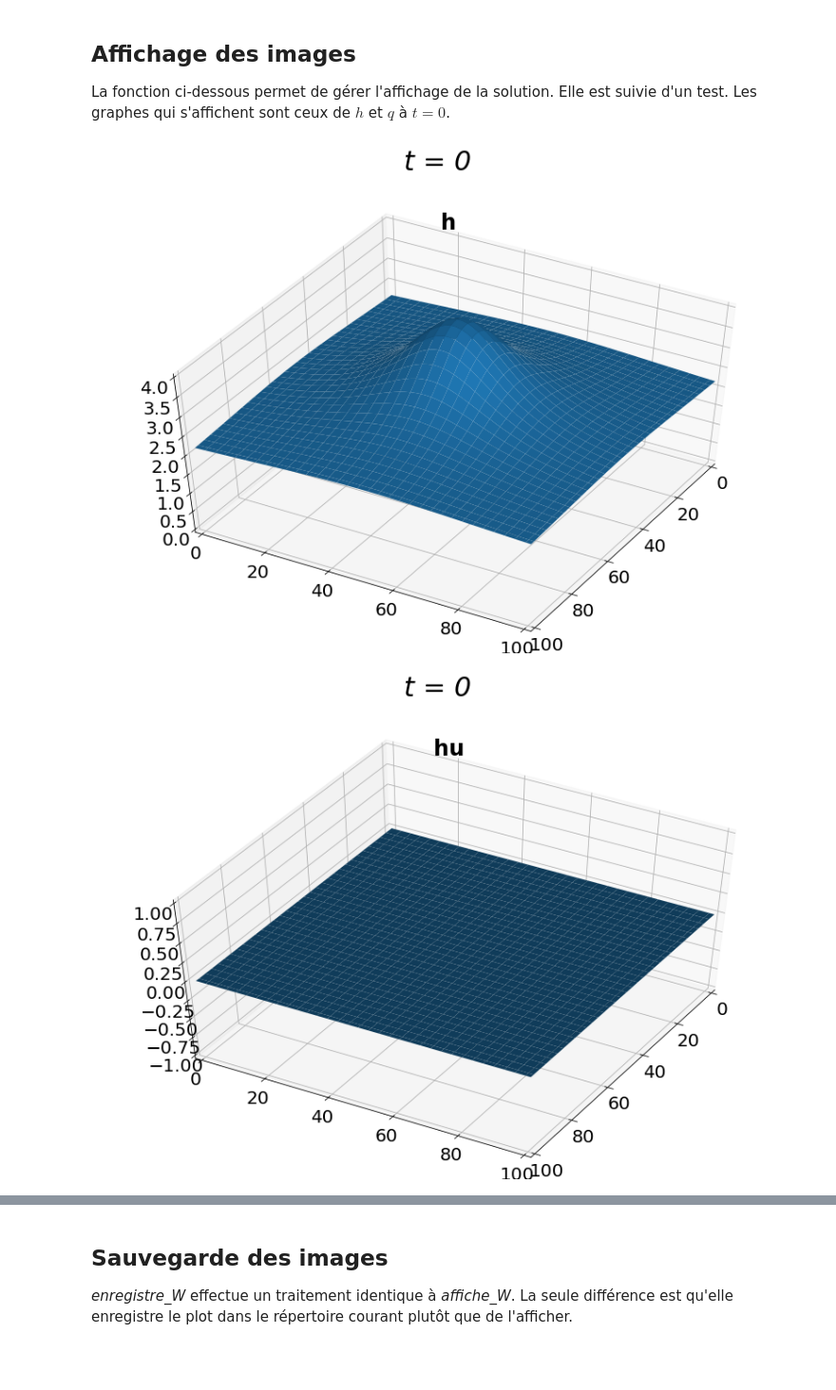
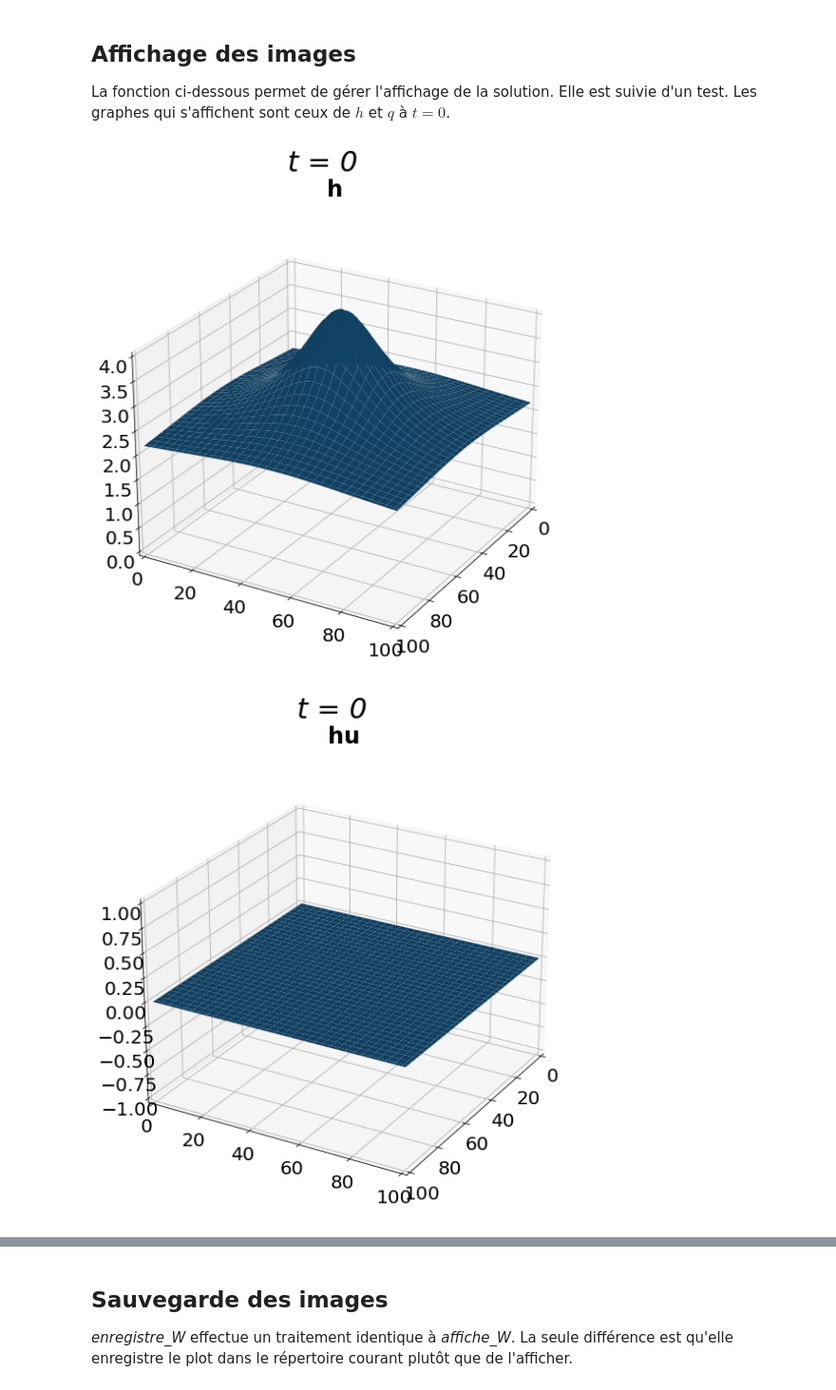
Before and after one commit to R0mainPinguet/Memoire-recherche, a Jupyter notebook: Implementation_2D.ipynb, the cells around one changed output, grey strips where cells are left out. Shown at 95% size. Cells and saved outputs as stored; diff of their text form; code cells hidden in the pictures; blank space fills up the shorter version.

```diff
--- a/Implementation_2D.ipynb
+++ b/Implementation_2D.ipynb
@@ -112,33 +112,33 @@ def affiche_W(t=0,index=0):
     ax = plt.axes(projection ='3d')
 
     if(index==0):
         ax.plot_surface(X, Y, W0)
         ax.set_title("h",fontweight="bold",pad=15)
         ax.set_zlim([0,4])
     elif(index==1):
         ax.plot_surface(X, Y, W1)
         ax.set_title("hu",fontweight="bold",pad=15)
         ax.set_zlim([-1,1])
     elif(index==2):
         ax.plot_surface(X, Y, W2)
         ax.set_title("hv",fontweight="bold",pad=15)
         ax.set_zlim([-1,1])
     else:
         print("Mauvaise valeur d'index")
 
     fig.suptitle("t = "+str(t_int),style='italic',size=30)
 
     ax.set_xlim([xMin,xMax])
     ax.set_ylim([yMin,yMax])
 
-    ax.view_init(50, 30)
+    ax.view_init(25, 30)
 
     plt.show()
 
 #Affichage de h, u et v
 affiche_W()
 affiche_W(index=1)
 affiche_W(index=2)
 # %% [output]
-[figure, old version]
+[figure, new version]
-[figure, old version]
+[figure, new version]
```
Also changed, not shown: parts of 4 cells of this notebook, 3 other files.
